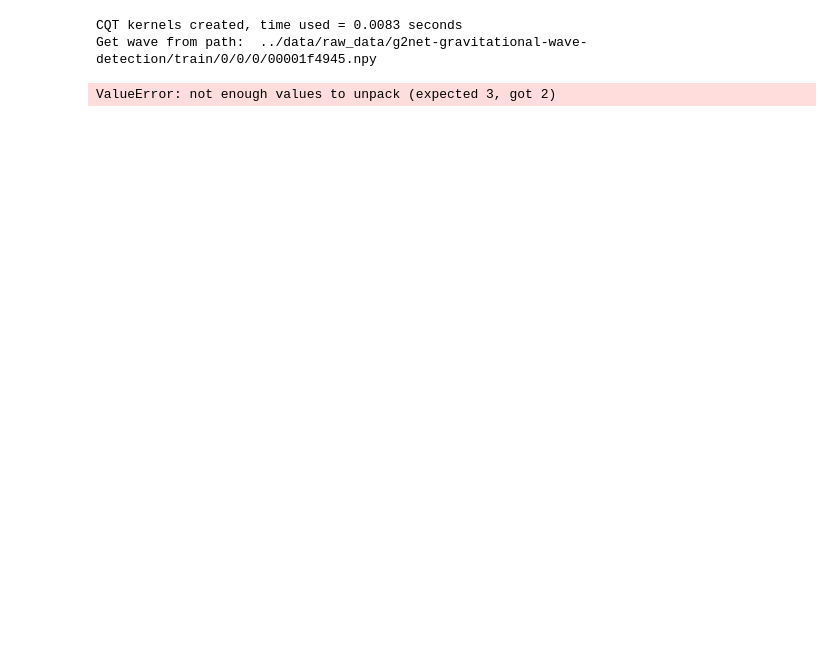
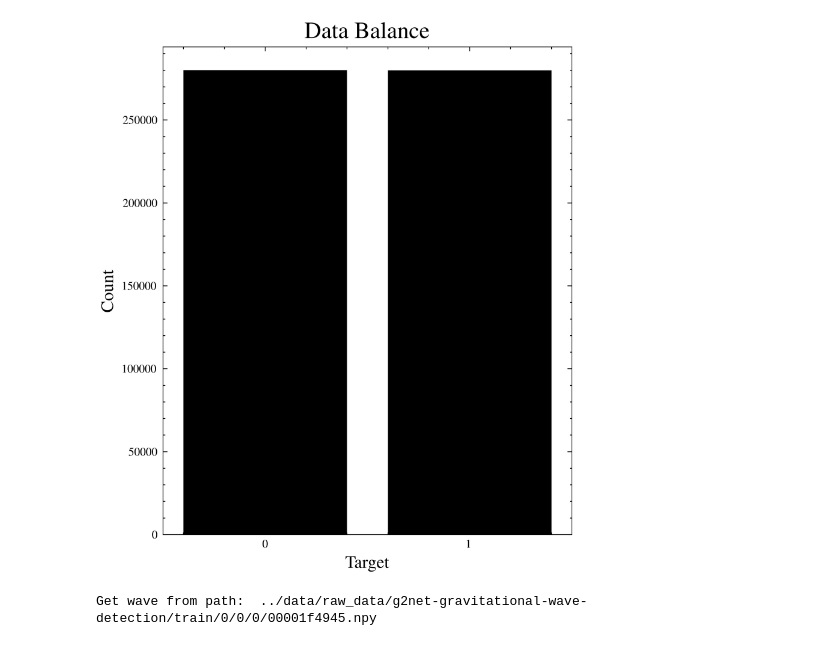
Before and after one commit to v-nils/gw_detection, a Jupyter notebook: notebooks/gw_detection.ipynb, the cells around one changed output. Drawn from its saved outputs; the diff is of its cells as text; code cells hidden in the pictures; blank space fills up the shorter version.

```diff
--- a/notebooks/gw_detection.ipynb
+++ b/notebooks/gw_detection.ipynb
@@ -1,24 +1,23 @@
 # %%
 import src.gw_model as gw
 from src.gw_model import GravWave
 import matplotlib.pyplot as plt
+from src.gw_model import plot_data_balance
 from matplotlib import gridspec
 import warnings
 warnings.filterwarnings("ignore")
 
 
 # -- Global Variables -- #
 # -- -- -- -- -- -- -- -- #
 
 plt.style.use(['science', 'ieee'])
 gw_root_path: str = r'../data/raw_data/g2net-gravitational-wave-detection'
 training_label_path: str = r'../data/raw_data/g2net-gravitational-wave-detection/training_labels.csv'
 waveform_plots: str = r'../data/results/plots/waveforms'
 
+plot_data_balance()
 wave = GravWave('00001f4945')
-wave.load_data()
-wave.decompose_wave()
 # %% [output]
+[figure, added]
-CQT kernels created, time used = 0.0083 seconds
 Get wave from path:  ../data/raw_data/g2net-gravitational-wave-detection/train/0/0/0/00001f4945.npy
-ValueError: not enough values to unpack (expected 3, got 2)
```
Also changed, not shown: parts of 2 cells of this notebook, 2 other files.
